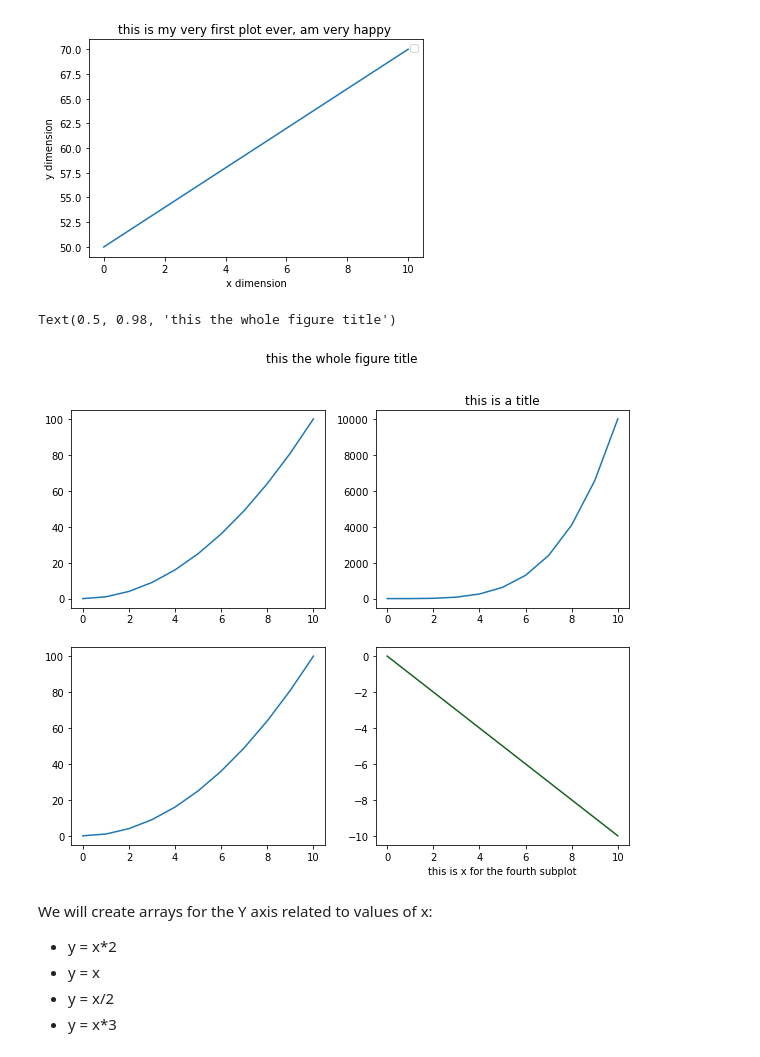
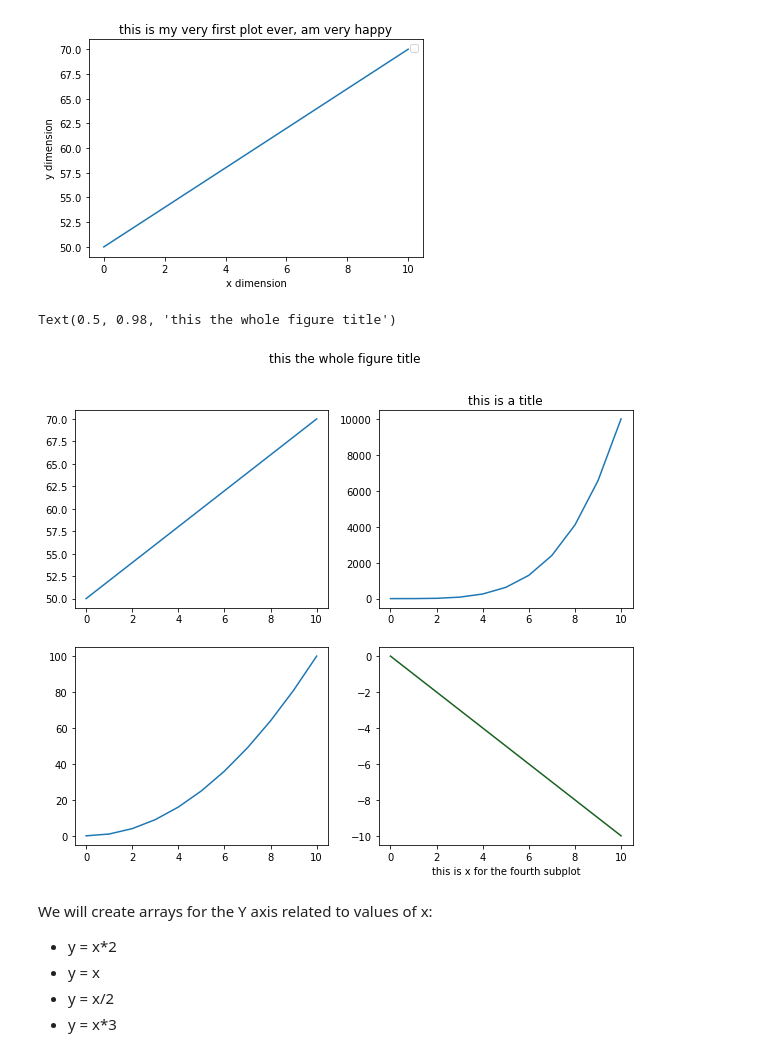
Before and after one commit to raafat-hantoush/IH_RH_DA_FT_MAY_2022, a Jupyter notebook: Class_Materials/Data_Visualization/Matplotlib_Seaborn/Matplotlib_Seaborn_Complete.ipynb, the cells around one changed output. Saved outputs shown, nothing was run; the diff lists cells and outputs as text; code cells hidden in the pictures.

```diff
--- a/Class_Materials/Data_Visualization/Matplotlib_Seaborn/Matplotlib_Seaborn_Complete.ipynb
+++ b/Class_Materials/Data_Visualization/Matplotlib_Seaborn/Matplotlib_Seaborn_Complete.ipynb
@@ -45,30 +45,30 @@ Text(0, 0.5, 'y dimension')
 # %%
 ## first axis
 fig=plt.figure(figsize=(10,8))
 
 plt.subplot(2,2,1)
 plt.plot(x,y)
 
 
 #second axis
 plt.subplot(2,2,2)
 y2=x**4
 plt.plot(x,y2)
 plt.title("this is a title")
 
 ##. third subplot
 plt.subplot(2,2,3)
-y=x**2
-plt.plot(x,y)
+y3=x**2
+plt.plot(x,y3)
 
-## fourtj subplot
+## fourth subplot
 plt.subplot(2,2,4)
 plt.plot(x,-x,color="#19611f")
 plt.xlabel("this is x for the fourth subplot")
 plt.suptitle("this the whole figure title")
 # %% [output]
 Text(0.5, 0.98, 'this the whole figure title')
-[figure, old version]
+[figure, new version]
 # %% [markdown]
 We will create arrays for the Y axis related to values of x:
 - y = x*2
```
Also changed, not shown: parts of 1 cell of this notebook.
